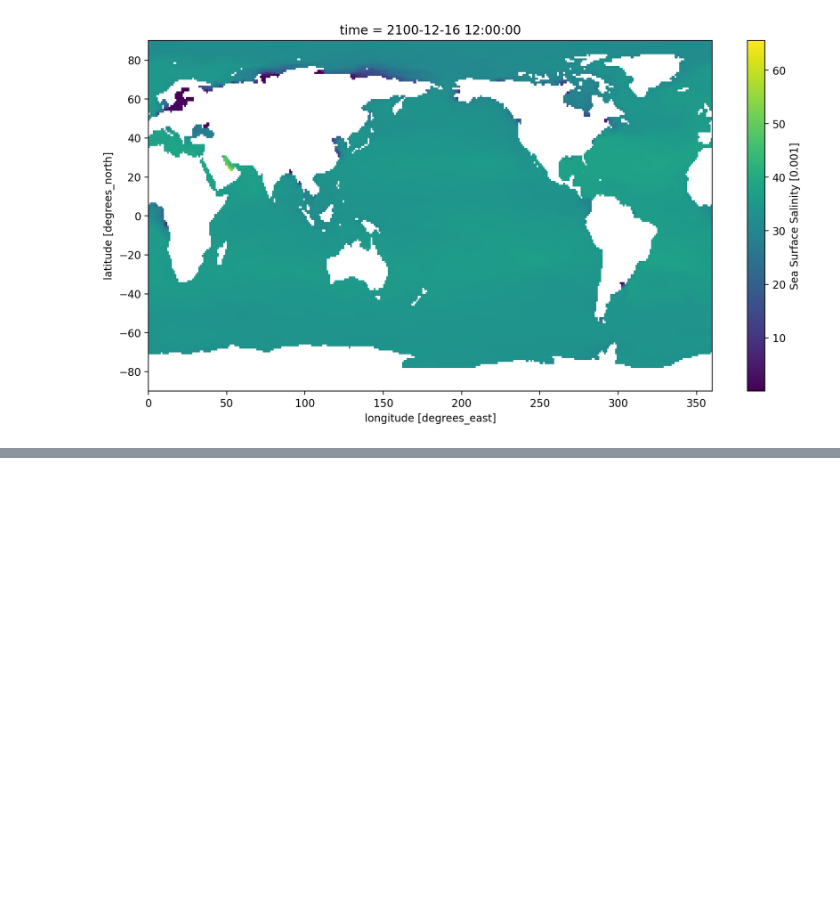
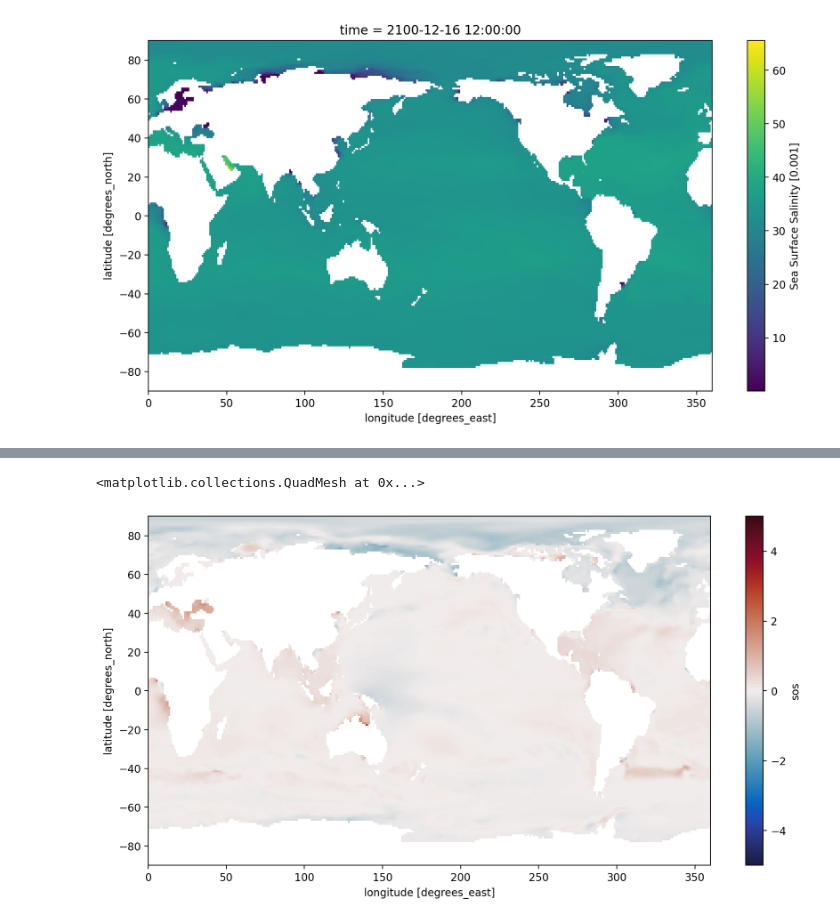
Before and after one commit to EES-3506-5506/Final_Hedayatfar, a Jupyter notebook: Final_Project.ipynb, the cells around one changed output, grey strips where cells are left out. Cells and saved outputs as stored; diff of their text form; code cells hidden in the pictures; blank space fills up the shorter version.

```diff
--- a/Final_Project.ipynb
+++ b/Final_Project.ipynb
@@ -818,0 +831,7 @@ gfdl_esm4_sos2.sel(time=('2100-12-16')).plot()
+# %%
+difference_sos1 = end_gfdl_esm4_sos1 - start_gfdl_esm4_sos1
+difference_sos1.plot(vmin=-5,
+                       vmax=5,cmap=cmocean.cm.balance)
+# %% [output]
+<matplotlib.collections.QuadMesh at 0x...>
+[figure, added]
```
Also changed, not shown: parts of 8 cells of this notebook.
